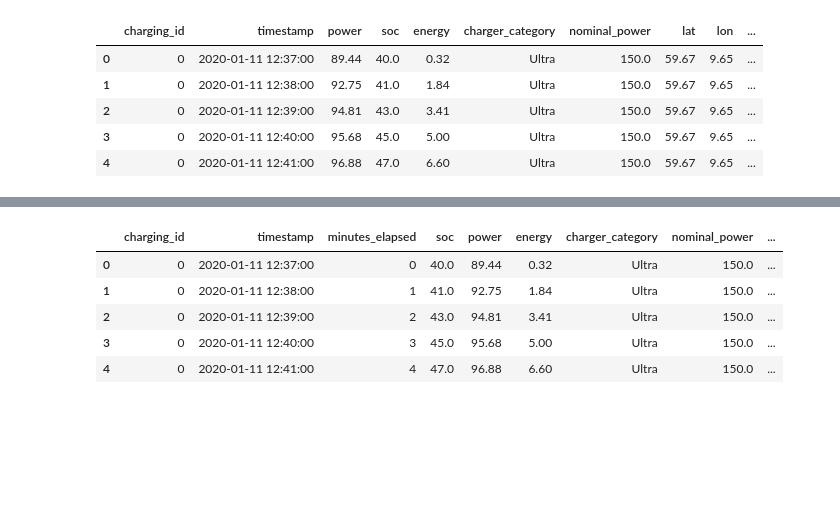
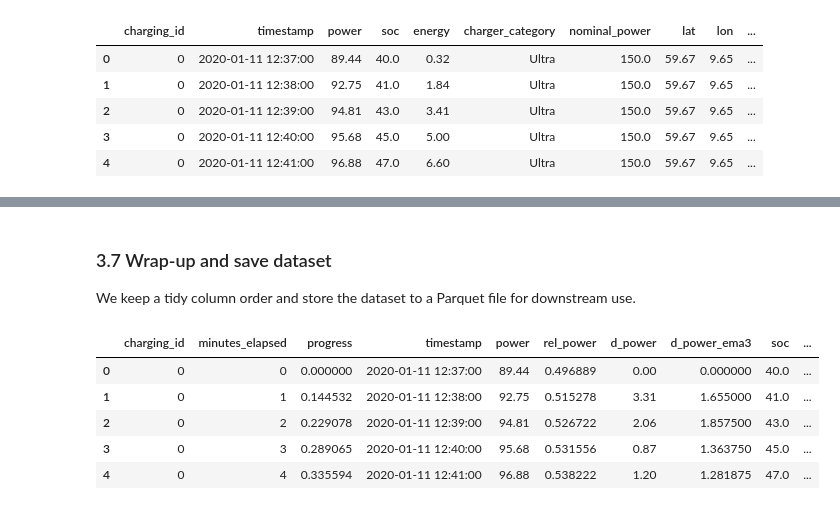
Before and after one commit to SebastianRokholt/Machine-Teaching-for-XAI--TimeSeries-Models, a Jupyter notebook: Notebooks/01__Data_Wrangling_&_FE_v2.ipynb, the cells around one changed output, grey strips where cells are left out. Drawn from its saved outputs; the diff is of its cells as text; code cells hidden in the pictures; blank space fills up the shorter version.

```diff
--- a/Notebooks/01__Data_Wrangling_&_FE_v2.ipynb
+++ b/Notebooks/01__Data_Wrangling_&_FE_v2.ipynb
@@ -1116,17 +1220,29 @@ memory usage: 247.3+ MB
-# %%
-# Removes the columns we used to retrieve temperature data, which are no longer needed
-df = df.drop(columns=["timestamp_H", "timestamp_d", "nearest_weather_station"])
-# Reorders the columns
-df = df[["charging_id", "timestamp", "minutes_elapsed", "soc", "power", "energy",
-                     "charger_category", "nominal_power", "temp", "lat", "lon"]]
-df.head()
-# %% [output]
-|  | charging_id | timestamp | minutes_elapsed | soc | power | energy | charger_category | nominal_power | ... |
-| 0 | 0 | 2020-01-11 12:37:00 | 0 | 40.0 | 89.44 | 0.32 | Ultra | 150.0 | ... |
-| 1 | 0 | 2020-01-11 12:38:00 | 1 | 41.0 | 92.75 | 1.84 | Ultra | 150.0 | ... |
-| 2 | 0 | 2020-01-11 12:39:00 | 2 | 43.0 | 94.81 | 3.41 | Ultra | 150.0 | ... |
-| 3 | 0 | 2020-01-11 12:40:00 | 3 | 45.0 | 95.68 | 5.00 | Ultra | 150.0 | ... |
-| 4 | 0 | 2020-01-11 12:41:00 | 4 | 47.0 | 96.88 | 6.60 | Ultra | 150.0 | ... |
+# %% [markdown]
+### 3.7 Wrap-up and save dataset
+We keep a tidy column order and store the dataset to a Parquet file for downstream use.
+# %%
+ordered_cols = [
+    "charging_id",
+
+    "minutes_elapsed", "progress", "timestamp",
+    "power", "rel_power", "d_power", "d_power_ema3", "soc", "d_soc", "d_soc_ema3", "energy",
+    "nominal_power", "charger_cat_low", "charger_cat_mid", "charger_cat_high",
+    "temp", "lat", "lon",
+]
+# Keep any missing columns that may arise if temperature APIs were skipped
+existing_cols = [c for c in ordered_cols if c in df.columns]
+rest = [c for c in df.columns if c not in existing_cols]
+df = df[existing_cols + rest]
+
+df.to_parquet(OUT_PARQUET)
+df.head()
+# %% [output]
+|  | charging_id | minutes_elapsed | progress | timestamp | power | rel_power | d_power | d_power_ema3 | soc | ... |
+| 0 | 0 | 0 | 0.000000 | 2020-01-11 12:37:00 | 89.44 | 0.496889 | 0.00 | 0.000000 | 40.0 | ... |
+| 1 | 0 | 1 | 0.144532 | 2020-01-11 12:38:00 | 92.75 | 0.515278 | 3.31 | 1.655000 | 41.0 | ... |
+| 2 | 0 | 2 | 0.229078 | 2020-01-11 12:39:00 | 94.81 | 0.526722 | 2.06 | 1.857500 | 43.0 | ... |
+| 3 | 0 | 3 | 0.289065 | 2020-01-11 12:40:00 | 95.68 | 0.531556 | 0.87 | 1.363750 | 45.0 | ... |
+| 4 | 0 | 4 | 0.335594 | 2020-01-11 12:41:00 | 96.88 | 0.538222 | 1.20 | 1.281875 | 47.0 | ... |
 # %%
 df.info()
 # %% [output]
```
Also changed, not shown: parts of 59 cells of this notebook, 1 other file.
